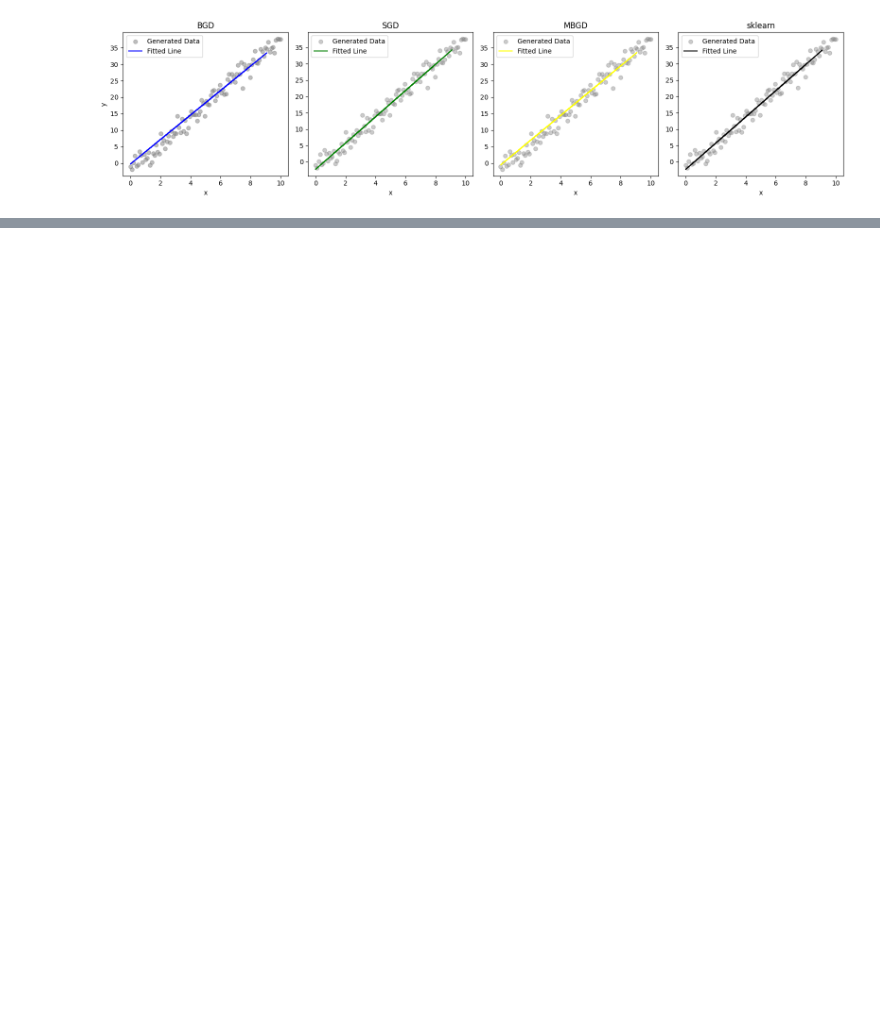
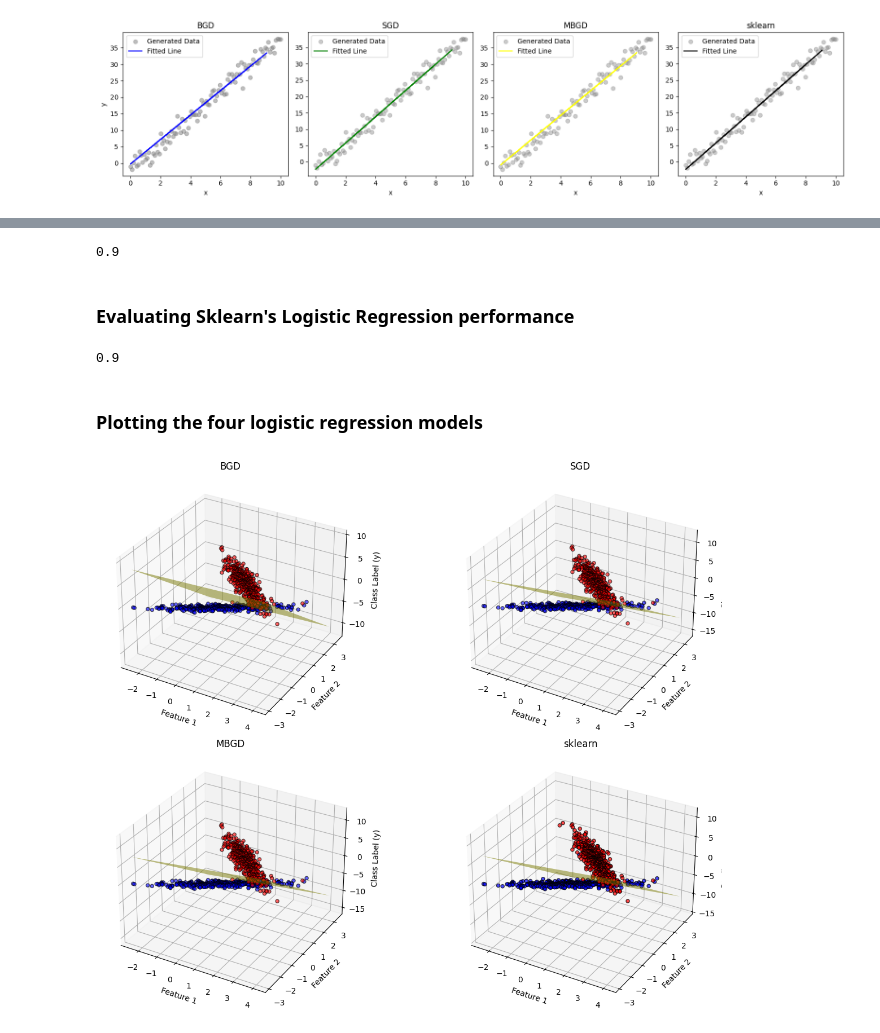
Before and after one commit to omarashraf03/Supervised-Learning, a Jupyter notebook: Task_2/task_2.ipynb, the cells around one changed output, grey strips where cells are left out. Cells and saved outputs as stored; diff of their text form; code cells hidden in the pictures; blank space fills up the shorter version.

```diff
--- a/Task_2/task_2.ipynb
+++ b/Task_2/task_2.ipynb
@@ -191,0 +222,3 @@ plt.show()
+# %%
+def sigmoid(z):
+    return 1 / (1 + np.exp(-z))
@@ -191,0 +267,4 @@ plt.show()
+# %%
+W_cSGD = classification_SGD(X_ctrain, y_ctrain)
+classification_SGD_prediction , classification_SGD_acc= classification_accuracy(X_ctest, y_ctest,W_cSGD)
+print(classification_SGD_acc)
@@ -191,0 +292,21 @@ plt.show()
+# %%
+W_cMBGD = classification_SGD(X_ctrain, y_ctrain)
+classification_MBGD_prediction , classification_MBGD_acc= classification_accuracy(X_ctest, y_ctest,W_cMBGD)
+print(classification_MBGD_acc)
+# %% [output]
+0.9
+# %% [markdown]
+### Evaluating Sklearn's Logistic Regression performance
+# %%
+from sklearn.linear_model import LogisticRegression
+from sklearn.metrics import accuracy_score
+
+lg = LogisticRegression()
+lg.fit(X_ctrain, y_ctrain.flatten())
+lg_prediction = lg.predict(X_ctest)
+lg_acc = accuracy_score(y_ctest.reshape(-1,1), lg_prediction.reshape(-1,1))
+print(lg_acc)
+# %% [output]
+0.9
+# %% [markdown]
+### Plotting the four logistic regression models
@@ -191,0 +334,30 @@ plt.show()
+# %%
+fig, axes = plt.subplots(2, 2, figsize=(14, 10), subplot_kw={'projection': '3d'})
+
+# Plot 3D decision planes using different W values
+plot3D(W_cBGD, X_ctrain, y_ctrain, axes[0, 0], "BGD")
+plot3D(W_cSGD, X_ctrain, y_ctrain, axes[0, 1], "SGD")
+plot3D(W_cMBGD, X_ctrain, y_ctrain, axes[1, 0], "MBGD")
+
+# Logistic Regression Decision Plane
+x1_range = np.linspace(X_class[:, 0].min(), X_class[:, 0].max(), 100)
+x2_range = np.linspace(X_class[:, 1].min(), X_class[:, 1].max(), 100)
+X1, X2 = np.meshgrid(x1_range, x2_range)
+
+W1_lr, W2_lr = lg.coef_[0]
+b_lr = lg.intercept_[0]
+Z_lr = -(W1_lr * X1 + W2_lr * X2 + b_lr)
+
+ax4 = axes[1, 1]
+ax4.scatter(X_class[:, 0], X_class[:, 1], y_class.flatten(), c=y_class.flatten(), cmap="bwr", edgecolors="k", alpha=0.7)
+ax4.plot_surface(X1, X2, Z_lr, color='yellow', alpha=0.6)
+
+ax4.set_xlabel("Feature 1")
+ax4.set_ylabel("Feature 2")
+ax4.set_zlabel("Predicted Class")
+ax4.set_title("sklearn")
+
+plt.tight_layout()
+plt.show()
+# %% [output]
+[figure, added]
```
Also changed, not shown: parts of 38 cells of this notebook, 1 other file.
